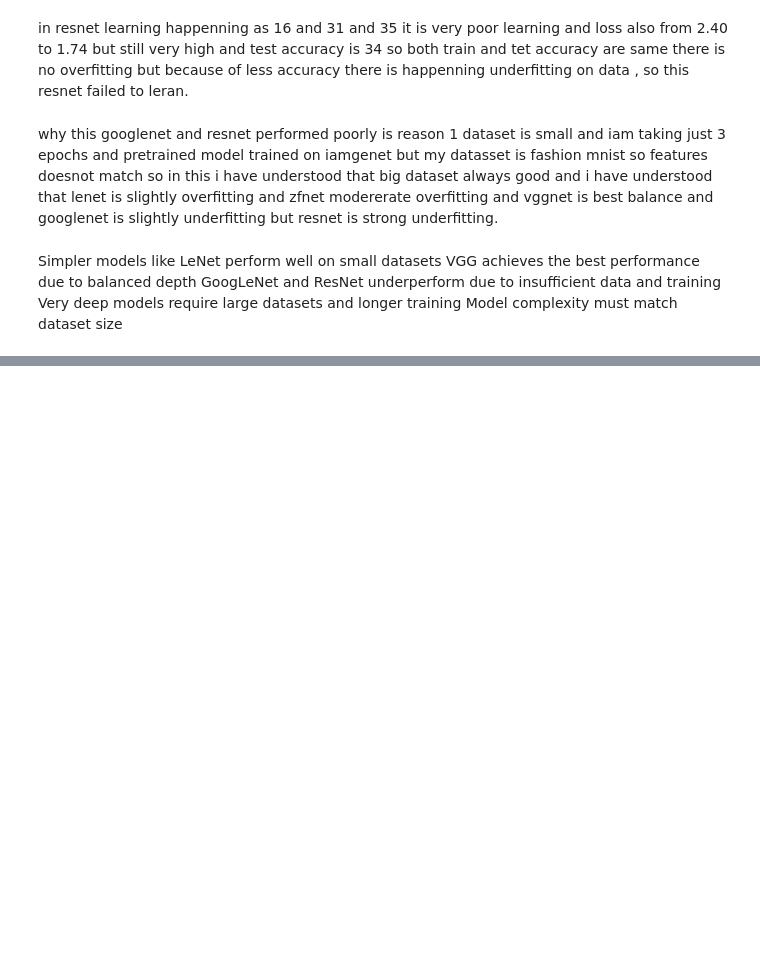
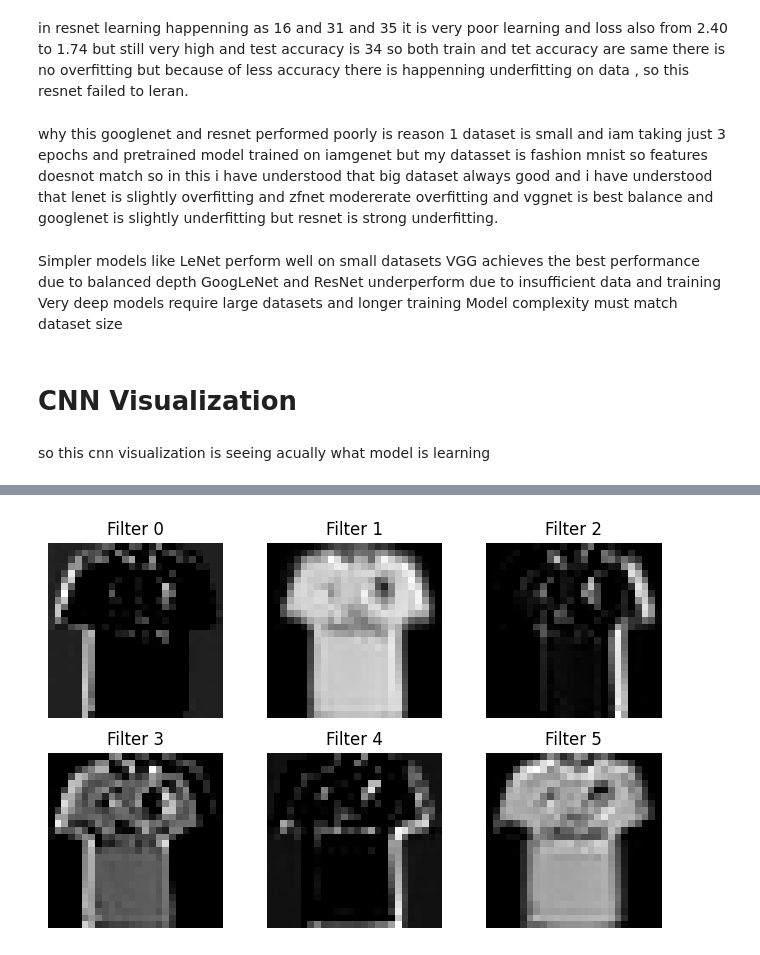
Before and after one commit to naveen-ramavath/Deep-Learning, a Jupyter notebook: dl_assignment.ipynb, the cells around one changed output, grey strips where cells are left out. Cells and saved outputs as stored; diff of their text form; code cells hidden in the pictures; blank space fills up the shorter version.

Commit message:
cnn visualization

```diff
--- a/dl_assignment.ipynb
+++ b/dl_assignment.ipynb
@@ -1097,3 +1097,82 @@ VGG achieves the best performance due to balanced depth
 GoogLeNet and ResNet underperform due to insufficient data and training
 Very deep models require large datasets and longer training
 Model complexity must match dataset size
+# %% [markdown]
+# CNN Visualization
+# %% [markdown]
+so this cnn visualization is seeing acually what model is learning
+# %%
+import pandas as pd
+import tensorflow as tf
+import matplotlib.pyplot as plt
+from tensorflow.keras.models import Model
+from tensorflow.keras.layers import Conv2D, MaxPooling2D, Flatten, Dense, Input
+
+# ----------------------------
+# 1. LOAD DATA
+# ----------------------------
+train = pd.read_csv("/content/fashion-mnist_train.csv (1).zip")
+test = pd.read_csv("/content/fashion-mnist_test.csv (1).zip")
+
+X_train = train.drop("label", axis=1).values.reshape(-1,28,28,1) / 255.0
+y_train = train["label"]
+
+X_test = test.drop("label", axis=1).values.reshape(-1,28,28,1) / 255.0
+y_test = test["label"]
+
+# reduce size (fast)
+X_train = X_train[:5000]
+y_train = y_train[:5000]
+X_test = X_test[:1000]
+y_test = y_test[:1000]
+
+# ----------------------------
+# 2. BUILD CNN (Functional API)
+# ----------------------------
+inputs = Input(shape=(28,28,1))
+
+x = Conv2D(32, (3,3), activation='relu')(inputs)
+x = MaxPooling2D((2,2))(x)
+x = Flatten()(x)
+x = Dense(64, activation='relu')(x)
+outputs = Dense(10, activation='softmax')(x)
+
+model = Model(inputs, outputs)
+
+# compile
+model.compile(optimizer='adam',
+              loss='sparse_categorical_crossentropy',
+              metrics=['accuracy'])
+
+# ----------------------------
+# 3. TRAIN
+# ----------------------------
+model.fit(X_train, y_train, epochs=3, validation_split=0.2)
+
+# ----------------------------
+# 4. VISUALIZATION MODEL
+# ----------------------------
+# take first conv layer
+conv_layer = model.layers[1]
+
+vis_model = Model(inputs=model.input, outputs=conv_layer.output)
+
+# ----------------------------
+# 5. GET FEATURE MAPS
+# ----------------------------
+img = X_test[0:1]
+feature_maps = vis_model.predict(img)
+
+# ----------------------------
+# 6. PLOT
+# ----------------------------
+plt.figure(figsize=(8,5))
+
+for i in range(6):
+    plt.subplot(2,3,i+1)
+    plt.imshow(feature_maps[0,:,:,i], cmap='gray')
+    plt.title(f"Filter {i}")
+    plt.axis('off')
+
+plt.show()
+# %% [output]
@@ -1099,0 +1186 @@ Model complexity must match dataset size
+[figure, added]
```
Also changed, not shown: parts of 4 cells of this notebook.
